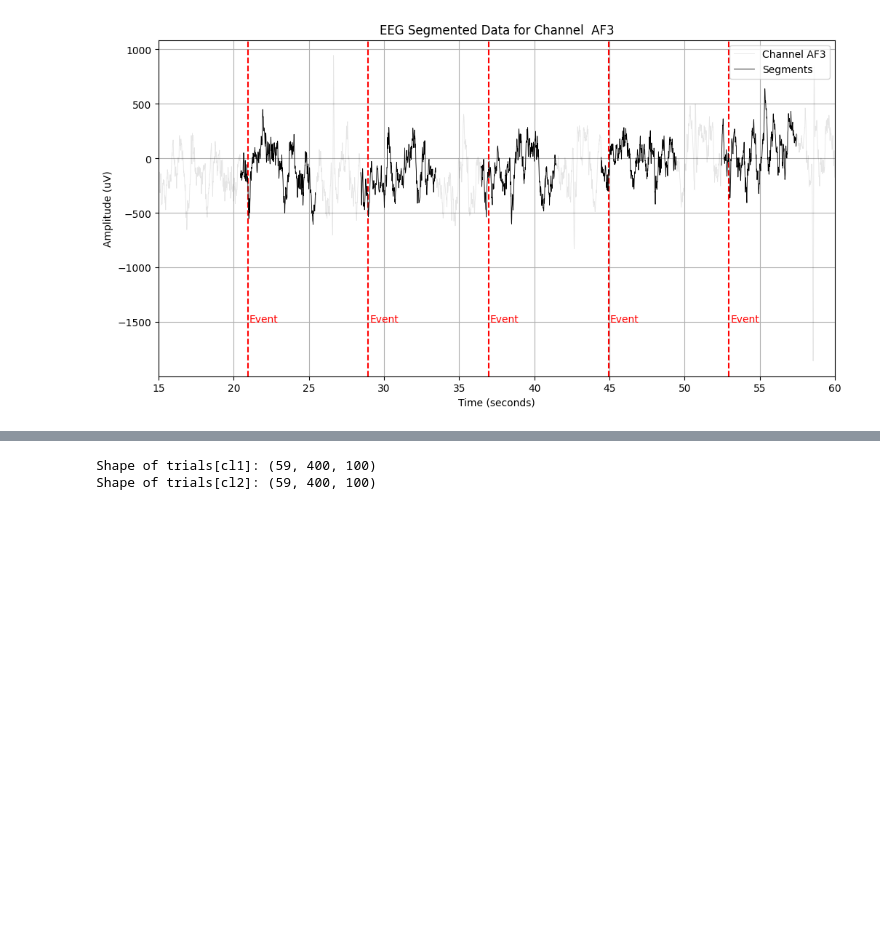
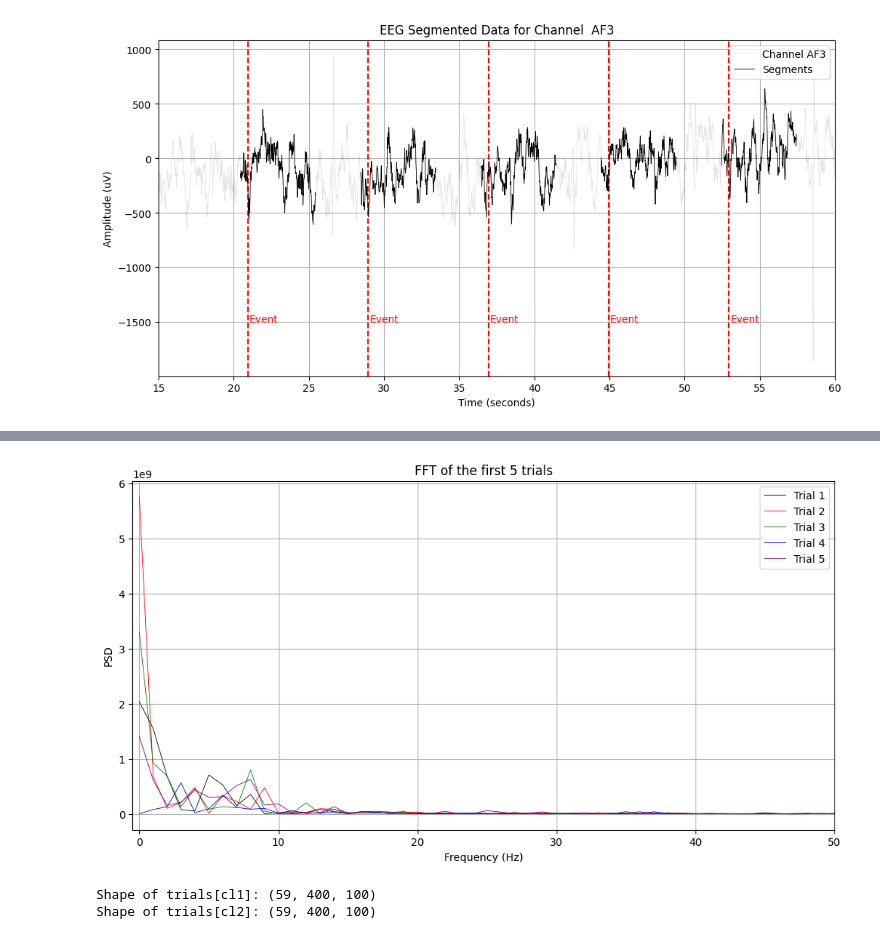
Before and after one commit to costanzapistone/Robot-Control-by-EEG-with-ML, a Jupyter notebook: code/signal_processing/data_visualization.ipynb, the cells around one changed output, grey strips where cells are left out. Saved outputs shown, nothing was run; the diff lists cells and outputs as text; code cells hidden in the pictures; blank space fills up the shorter version.

```diff
--- a/code/signal_processing/data_visualization.ipynb
+++ b/code/signal_processing/data_visualization.ipynb
@@ -185,3 +217,22 @@ plt.show()
+# %%
+# PSD
+
+psd_trials = np.abs(np.fft.fft(trials_all)) ** 2
+# Plot the PSD of the first 5 trials and first channel with different color
+channel_idx = 0
+colors = ['black', 'red', 'green', 'blue', 'purple']
+plt.figure(figsize=(12, 6))
+for i in range(5):
+    plt.plot(psd_trials[i, channel_idx, :], color=colors[i], linewidth=0.6)
+
+plt.legend(['Trial 1', 'Trial 2', 'Trial 3', 'Trial 4', 'Trial 5'])
+plt.title('FFT of the first 5 trials')
+plt.xlabel('Frequency (Hz)')
+plt.ylabel('PSD')
+plt.xlim((-0.5, 50))
+plt.grid(True)
+# %% [output]
+[figure, added]
 # %%
 # Segmentation class dependent
 
```
Also changed, not shown: parts of 5 cells of this notebook, 9 other files.
